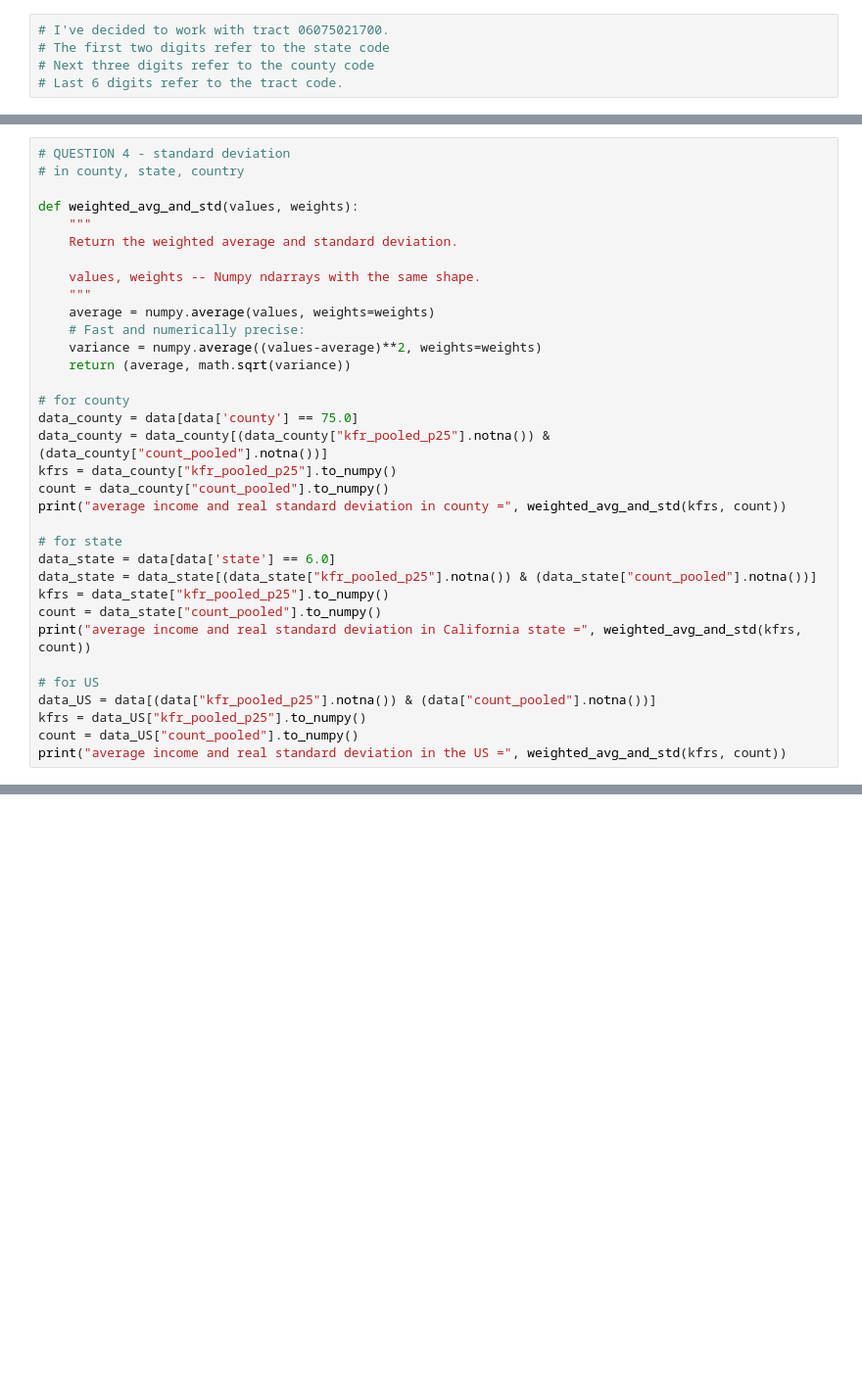
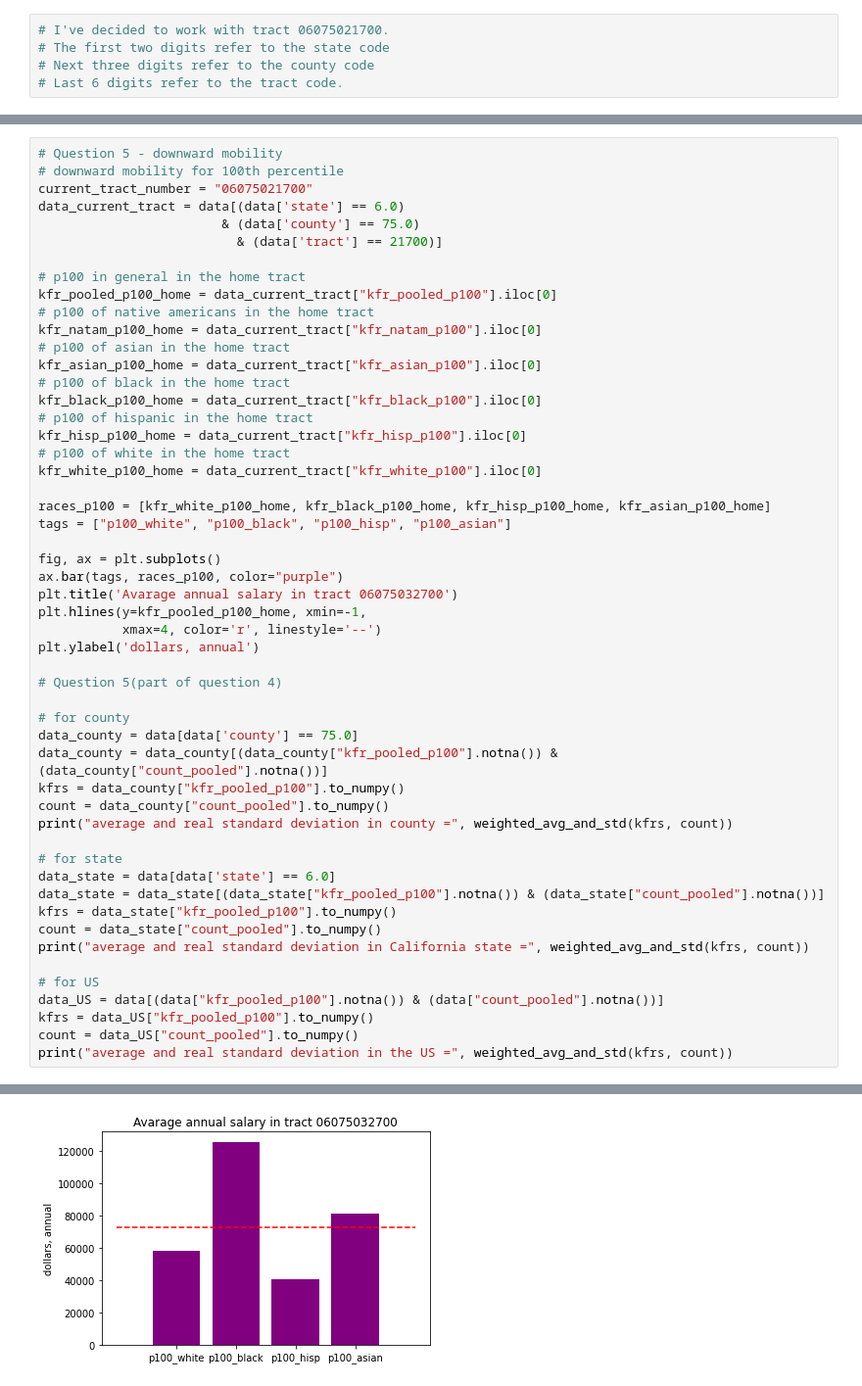
Before and after one commit to artemka169/big_data_project_1, a Jupyter notebook: main.ipynb, the cells around one changed output, grey strips where cells are left out. Shown: that part at 98% size. Drawn from its saved outputs; the diff is of its cells as text; blank space fills up the shorter version.

```diff
--- a/main.ipynb
+++ b/main.ipynb
@@ -100,35 +186,53 @@ average salary of 25th percentile in entire US 34311.68270910993
 # %%
-# QUESTION 4 - standard deviation
-# in county, state, country
+# Question 5 - downward mobility
+# downward mobility for 100th percentile
+current_tract_number = "06075021700"
+data_current_tract = data[(data['state'] == 6.0)
+                        & (data['county'] == 75.0)
+                          & (data['tract'] == 21700)]
 
-def weighted_avg_and_std(values, weights):
-    """
-    Return the weighted average and standard deviation.
+# p100 in general in the home tract
+kfr_pooled_p100_home = data_current_tract["kfr_pooled_p100"].iloc[0]
+# p100 of native americans in the home tract
+kfr_natam_p100_home = data_current_tract["kfr_natam_p100"].iloc[0]
+# p100 of asian in the home tract
+kfr_asian_p100_home = data_current_tract["kfr_asian_p100"].iloc[0]
+# p100 of black in the home tract
+kfr_black_p100_home = data_current_tract["kfr_black_p100"].iloc[0]
+# p100 of hispanic in the home tract
+kfr_hisp_p100_home = data_current_tract["kfr_hisp_p100"].iloc[0]
+# p100 of white in the home tract
+kfr_white_p100_home = data_current_tract["kfr_white_p100"].iloc[0]
 
-    values, weights -- Numpy ndarrays with the same shape.
-    """
-    average = numpy.average(values, weights=weights)
-    # Fast and numerically precise:
-    variance = numpy.average((values-average)**2, weights=weights)
-    return (average, math.sqrt(variance))
+races_p100 = [kfr_white_p100_home, kfr_black_p100_home, kfr_hisp_p100_home, kfr_asian_p100_home]
+tags = ["p100_white", "p100_black", "p100_hisp", "p100_asian"]
+
+fig, ax = plt.subplots()
+ax.bar(tags, races_p100, color="purple")
+plt.title('Avarage annual salary in tract 06075032700')
+plt.hlines(y=kfr_pooled_p100_home, xmin=-1,
+           xmax=4, color='r', linestyle='--')
+plt.ylabel('dollars, annual')
+
+# Question 5(part of question 4)
 
 # for county
 data_county = data[data['county'] == 75.0]
-data_county = data_county[(data_county["kfr_pooled_p25"].notna()) & (data_county["count_pooled"].notna())]
-kfrs = data_county["kfr_pooled_p25"].to_numpy()
+data_county = data_county[(data_county["kfr_pooled_p100"].notna()) & (data_county["count_pooled"].notna())]
+kfrs = data_county["kfr_pooled_p100"].to_numpy()
 count = data_county["count_pooled"].to_numpy()
-print("average income and real standard deviation in county =", weighted_avg_and_std(kfrs, count))
+print("average and real standard deviation in county =", weighted_avg_and_std(kfrs, count))
 
 # for state
 data_state = data[data['state'] == 6.0]
-data_state = data_state[(data_state["kfr_pooled_p25"].notna()) & (data_state["count_pooled"].notna())]
-kfrs = data_state["kfr_pooled_p25"].to_numpy()
+data_state = data_state[(data_state["kfr_pooled_p100"].notna()) & (data_state["count_pooled"].notna())]
+kfrs = data_state["kfr_pooled_p100"].to_numpy()
 count = data_state["count_pooled"].to_numpy()
-print("average income and real standard deviation in California state =", weighted_avg_and_std(kfrs, count))
+print("average and real standard deviation in California state =", weighted_avg_and_std(kfrs, count))
 
 # for US
-data_US = data[(data["kfr_pooled_p25"].notna()) & (data["count_pooled"].notna())]
-kfrs = data_US["kfr_pooled_p25"].to_numpy()
+data_US = data[(data["kfr_pooled_p100"].notna()) & (data["count_pooled"].notna())]
+kfrs = data_US["kfr_pooled_p100"].to_numpy()
 count = data_US["count_pooled"].to_numpy()
-print("average income and real standard deviation in the US =", weighted_avg_and_std(kfrs, count))
+print("average and real standard deviation in the US =", weighted_avg_and_std(kfrs, count))
 # %% [output]
@@ -137,0 +242 @@ average and real standard deviation in the US = (34311.68270910974, 7899.5310794
+[figure, added]
```
Also changed, not shown: parts of 12 cells of this notebook.
